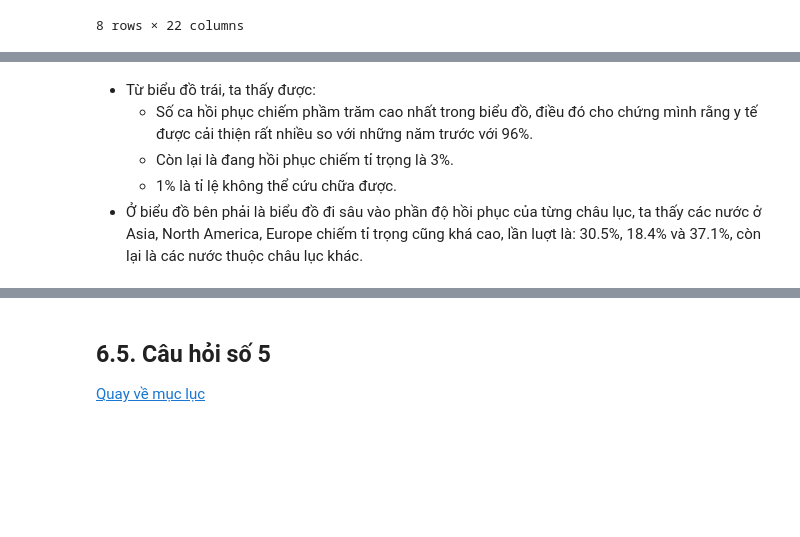
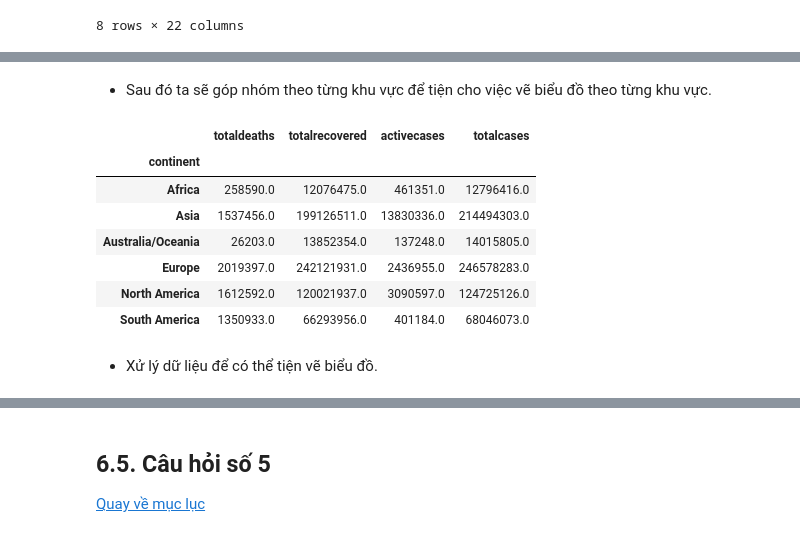
Before and after one commit to phuong1605/Data-Relationship, a Jupyter notebook: lab1.ipynb, the cells around one changed output, grey strips where cells are left out. Drawn from its saved outputs; the diff is of its cells as text; code cells hidden in the pictures; blank space fills up the shorter version.

```diff
--- a/lab1.ipynb
+++ b/lab1.ipynb
@@ -243,6 +200,18 @@ ax[1].pie(df['percent1'].loc[:5] , labels = df['continent'].loc[:5], explode=exp
-# %% [markdown]
-- Từ biểu đồ trái, ta thấy được:
-    - Số ca hồi phục chiếm phầm trăm cao nhất trong biểu đồ, điều đó cho chứng mình rằng y tế được cải thiện rất nhiều so với những năm trước với 96%.
-    - Còn lại là đang hồi phục chiếm tỉ trọng là 3%.
-    - 1% là tỉ lệ không thể cứu chữa được.
-- Ở biểu đồ bên phải là biểu đồ đi sâu vào phần độ hồi phục của từng châu lục, ta thấy các nước ở Asia, North America, Europe chiếm tỉ trọng cũng khá cao, lần luợt là: 30.5%, 18.4% và 37.1%, còn lại là các nước thuộc châu lục khác.
+# %% [markdown]
+- Sau đó ta sẽ góp nhóm theo từng khu vực để tiện cho việc vẽ biểu đồ theo từng khu vực.
+# %%
+df = df[['continent','totaldeaths','totalrecovered','activecases', 'totalcases']]
+df = df[df['continent']!='All']
+test = df.groupby(['continent']).sum()
+test
+# %% [output]
+|  | totaldeaths | totalrecovered | activecases | totalcases |
+| continent |  |  |  |  |
+| Africa | 258590.0 | 12076475.0 | 461351.0 | 12796416.0 |
+| Asia | 1537456.0 | 199126511.0 | 13830336.0 | 214494303.0 |
+| Australia/Oceania | 26203.0 | 13852354.0 | 137248.0 | 14015805.0 |
+| Europe | 2019397.0 | 242121931.0 | 2436955.0 | 246578283.0 |
+| North America | 1612592.0 | 120021937.0 | 3090597.0 | 124725126.0 |
+| South America | 1350933.0 | 66293956.0 | 401184.0 | 68046073.0 |
+# %% [markdown]
+- Xử lý dữ liệu để có thể tiện vẽ biểu đồ.
```
Also changed, not shown: parts of 10 cells of this notebook.
